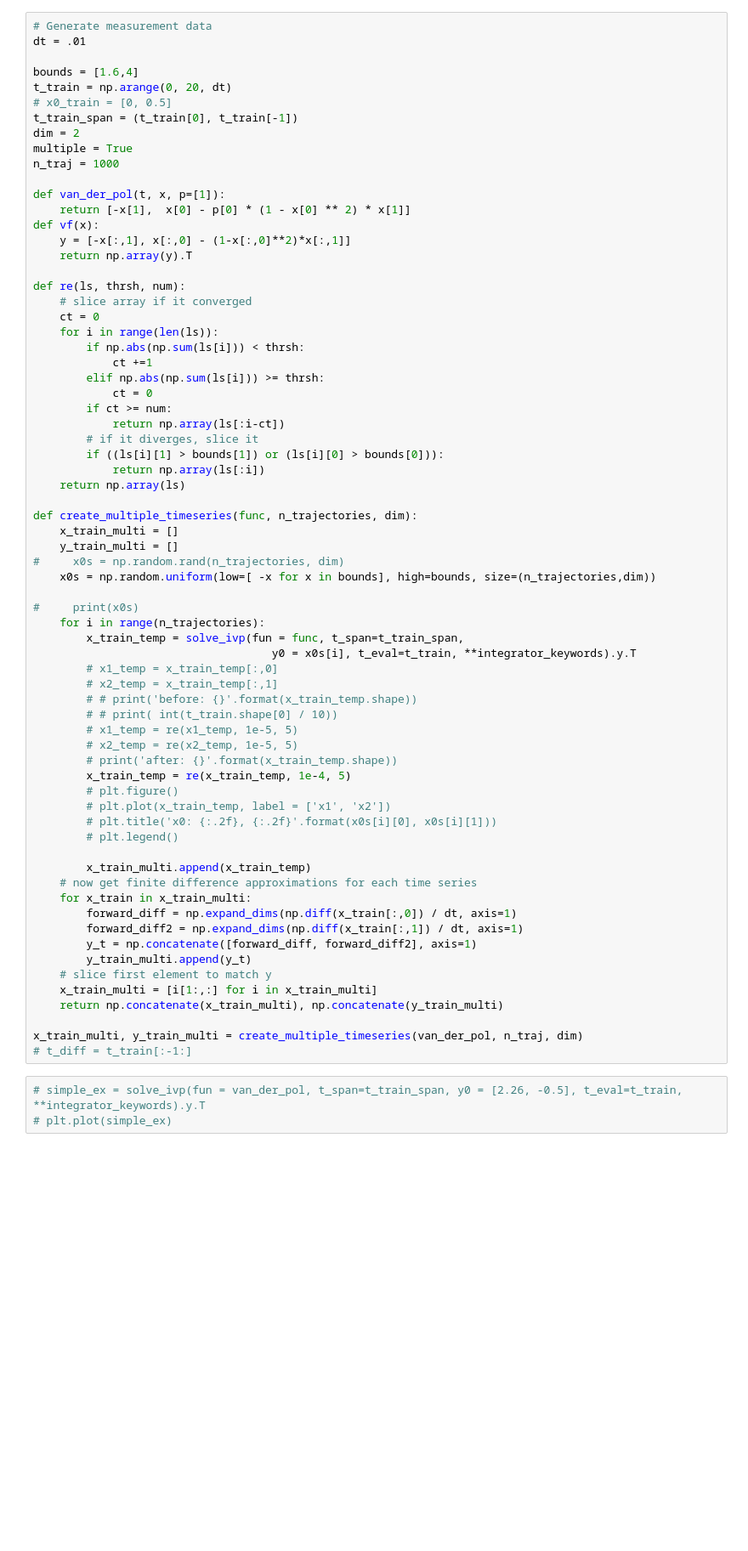
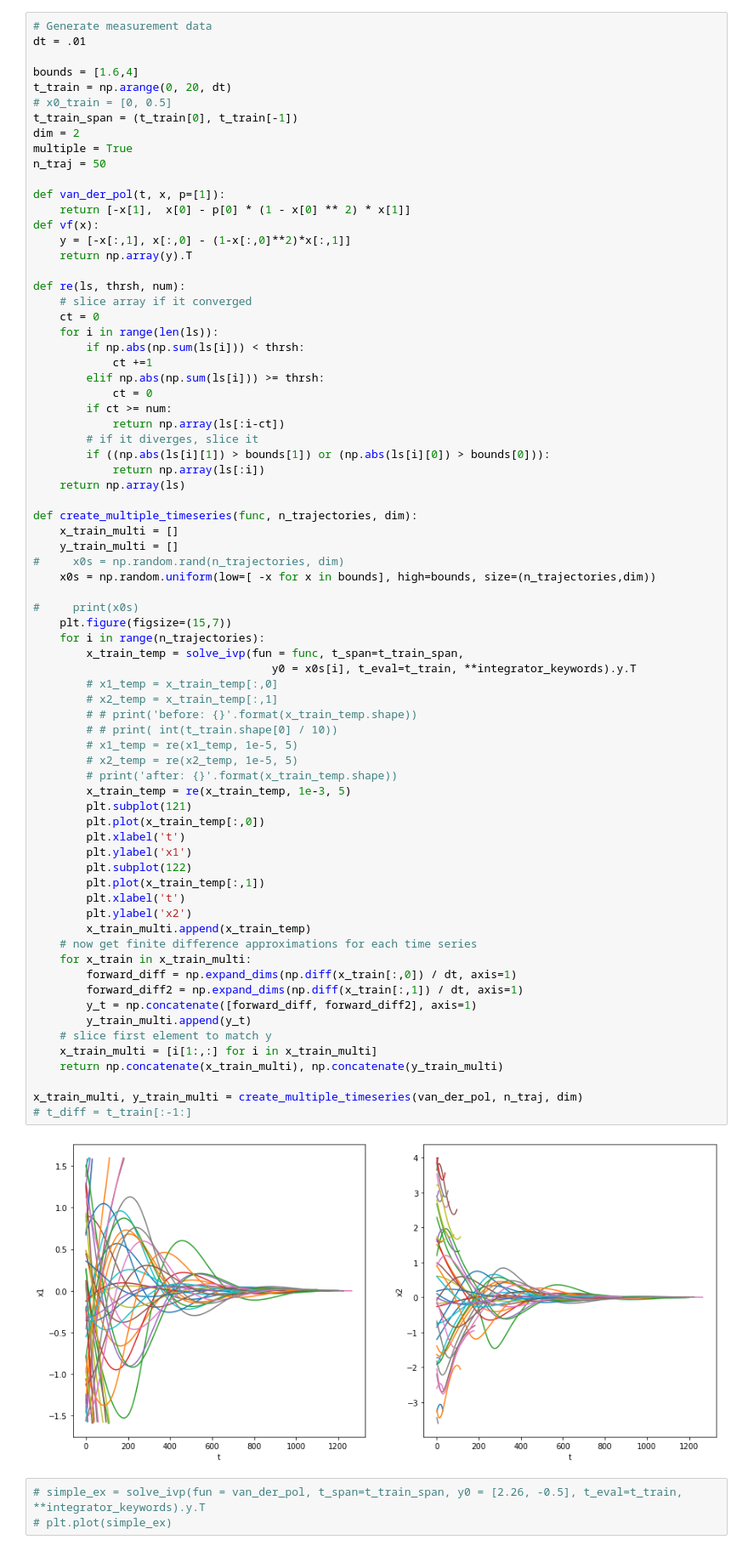
Before and after one commit to kyrxanthos/NN_dynamical_systems, a Jupyter notebook: MLP_practise.ipynb, the cells around one changed output. Shown: that part at 85% size. Drawn from its saved outputs; the diff is of its cells as text; blank space fills up the shorter version.

```diff
--- a/MLP_practise.ipynb
+++ b/MLP_practise.ipynb
@@ -30,7 +30,7 @@ t_train = np.arange(0, 20, dt)
 t_train_span = (t_train[0], t_train[-1])
 dim = 2
 multiple = True
-n_traj = 1000
+n_traj = 50
 
 def van_der_pol(t, x, p=[1]):
     return [-x[1],  x[0] - p[0] * (1 - x[0] ** 2) * x[1]]
@@ -49,46 +49,52 @@ def re(ls, thrsh, num):
         if ct >= num:
             return np.array(ls[:i-ct])
         # if it diverges, slice it
-        if ((ls[i][1] > bounds[1]) or (ls[i][0] > bounds[0])):
+        if ((np.abs(ls[i][1]) > bounds[1]) or (np.abs(ls[i][0]) > bounds[0])):
             return np.array(ls[:i])
     return np.array(ls)
 
 def create_multiple_timeseries(func, n_trajectories, dim):
     x_train_multi = []
     y_train_multi = []
 #     x0s = np.random.rand(n_trajectories, dim)
     x0s = np.random.uniform(low=[ -x for x in bounds], high=bounds, size=(n_trajectories,dim))
 
 #     print(x0s)
+    plt.figure(figsize=(15,7))
     for i in range(n_trajectories):
         x_train_temp = solve_ivp(fun = func, t_span=t_train_span,
                                     y0 = x0s[i], t_eval=t_train, **integrator_keywords).y.T
         # x1_temp = x_train_temp[:,0]
         # x2_temp = x_train_temp[:,1]
         # # print('before: {}'.format(x_train_temp.shape))
         # # print( int(t_train.shape[0] / 10))
         # x1_temp = re(x1_temp, 1e-5, 5)
         # x2_temp = re(x2_temp, 1e-5, 5)
         # print('after: {}'.format(x_train_temp.shape))
-        x_train_temp = re(x_train_temp, 1e-4, 5)
-        # plt.figure()
-        # plt.plot(x_train_temp, label = ['x1', 'x2'])
-        # plt.title('x0: {:.2f}, {:.2f}'.format(x0s[i][0], x0s[i][1]))
-        # plt.legend()
-
+        x_train_temp = re(x_train_temp, 1e-3, 5)
+        plt.subplot(121)
+        plt.plot(x_train_temp[:,0])
+        plt.xlabel('t')
+        plt.ylabel('x1')
+        plt.subplot(122)
+        plt.plot(x_train_temp[:,1])
+        plt.xlabel('t')
+        plt.ylabel('x2')
         x_train_multi.append(x_train_temp)
     # now get finite difference approximations for each time series
     for x_train in x_train_multi:
         forward_diff = np.expand_dims(np.diff(x_train[:,0]) / dt, axis=1)
         forward_diff2 = np.expand_dims(np.diff(x_train[:,1]) / dt, axis=1)
         y_t = np.concatenate([forward_diff, forward_diff2], axis=1)
         y_train_multi.append(y_t)
     # slice first element to match y
     x_train_multi = [i[1:,:] for i in x_train_multi]
     return np.concatenate(x_train_multi), np.concatenate(y_train_multi)
 
 x_train_multi, y_train_multi = create_multiple_timeseries(van_der_pol, n_traj, dim)
 # t_diff = t_train[:-1:]
+# %% [output]
+[figure, added]
 # %%
 # simple_ex = solve_ivp(fun = van_der_pol, t_span=t_train_span, y0 = [2.26, -0.5], t_eval=t_train, **integrator_keywords).y.T
 # plt.plot(simple_ex)
```
Also changed, not shown: 6 other files.
